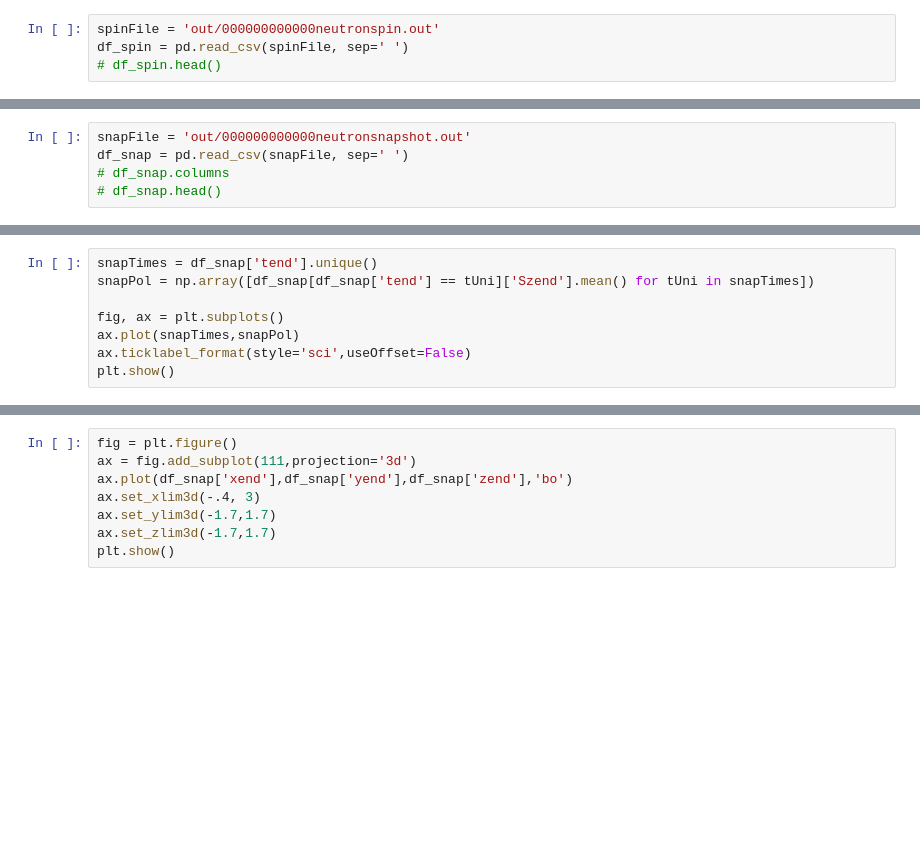
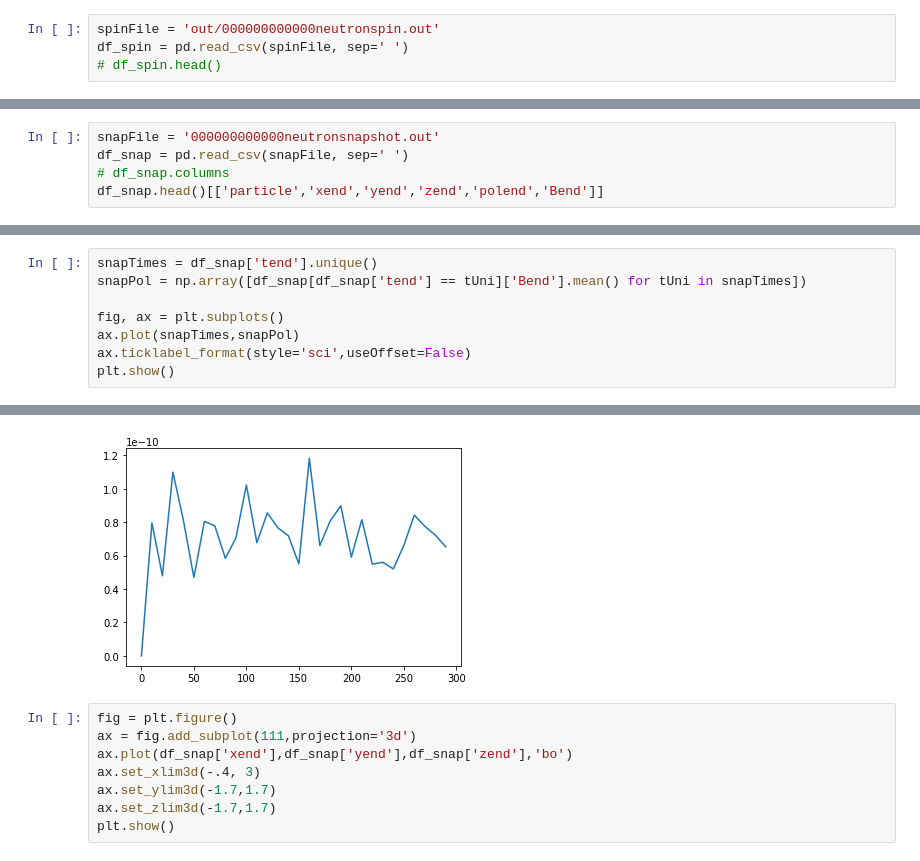
Before and after one commit to jaredBrewington/PENTrack, a Jupyter notebook: analysis/analysis.ipynb, the cells around one changed output, grey strips where cells are left out. Drawn from its saved outputs; the diff is of its cells as text; blank space fills up the shorter version.

```diff
--- a/analysis/analysis.ipynb
+++ b/analysis/analysis.ipynb
@@ -31,7 +31,7 @@ ax.ticklabel_format(style='sci',useOffset=False)
 [interactive output not drawn]
 [interactive output not drawn]
 # %%
-snapFile = 'out/000000000000neutronsnapshot.out'
+snapFile = '000000000000neutronsnapshot.out'
 df_snap = pd.read_csv(snapFile, sep=' ')
 # df_snap.columns
-# df_snap.head()
+df_snap.head()[['particle','xend','yend','zend','polend','Bend']]
@@ -38,6 +45,6 @@ df_snap = pd.read_csv(snapFile, sep=' ')
 # %%
 snapTimes = df_snap['tend'].unique()
-snapPol = np.array([df_snap[df_snap['tend'] == tUni]['Szend'].mean() for tUni in snapTimes])
+snapPol = np.array([df_snap[df_snap['tend'] == tUni]['Bend'].mean() for tUni in snapTimes])
 
 fig, ax = plt.subplots()
 ax.plot(snapTimes,snapPol)
@@ -49,3 +54,4 @@ plt.show()
+[figure, added]
 # %%
 fig = plt.figure()
 ax = fig.add_subplot(111,projection='3d')
```
Also changed, not shown: parts of 3 cells of this notebook, 2 other files.
